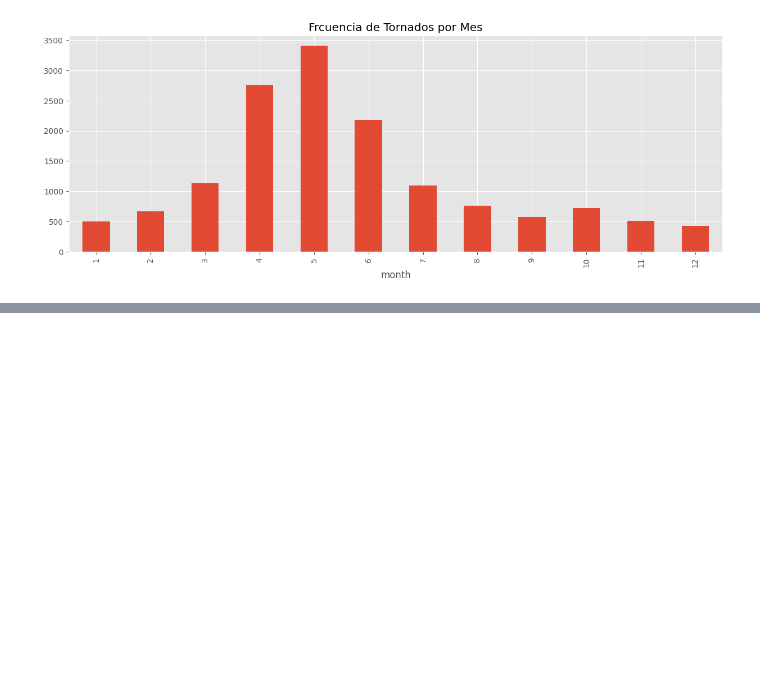
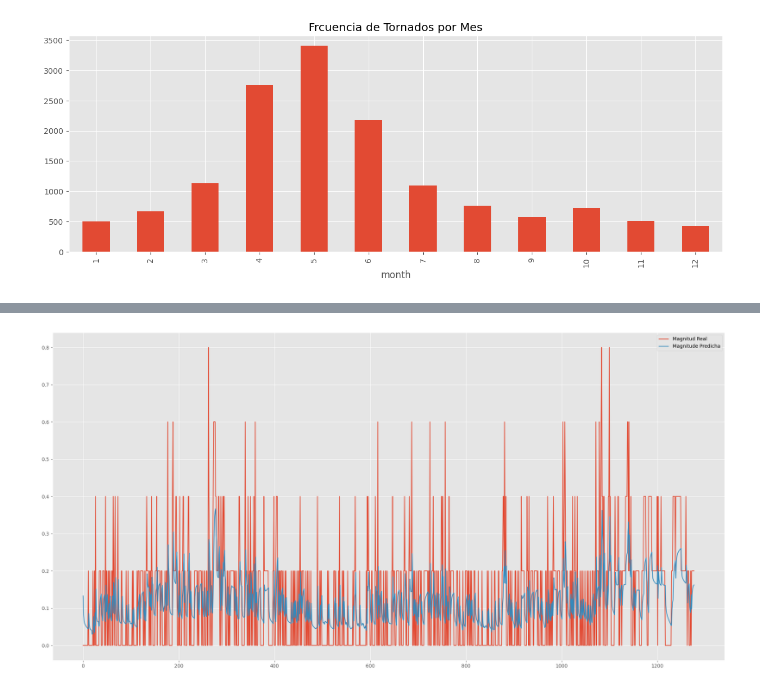
Before and after one commit to lab2077/4geeks_final_project, a Jupyter notebook: src/tornadoes_predictor.ipynb, the cells around one changed output, grey strips where cells are left out. Drawn from its saved outputs; the diff is of its cells as text; code cells hidden in the pictures; blank space fills up the shorter version.

Commit message:
Modelo LSTM

```diff
--- a/src/tornadoes_predictor.ipynb
+++ b/src/tornadoes_predictor.ipynb
@@ -432,0 +446,9 @@ Error:
+# %%
+# Seleccionamos las variables que podrian tener mas relevancia y las escalamos con MinMax Scaler
+features = ['month', 'start_latitude', 'start_longitude', 'magnitude']
+
+scaler = MinMaxScaler()
+
+train_scaled = scaler.fit_transform(df_train[features])  # solo fit en el set de entrenamiento
+val_scaled = scaler.transform(df_val[features])
+test_scaled = scaler.transform(df_test[features])
@@ -432,0 +468,21 @@ Error:
+# %%
+# Crear el modelo
+lstm_tornado = Sequential()
+
+# Usamos Input() como la primera capa para definir la forma de la entrada
+lstm_tornado.add(Input(shape=(X_train.shape[1], X_train.shape[2])))
+
+# Capa LSTM
+lstm_tornado.add(LSTM(units=100, return_sequences=False))
+
+# Capa Dropout (para evitar sobreajuste)
+lstm_tornado.add(Dropout(0.2))
+
+# Capa densa (predicción de magnitud)
+lstm_tornado.add(Dense(1))  # 1 salida: magnitud del tornado
+
+# Compilamos el modelo
+lstm_tornado.compile(optimizer='adam', loss='mean_squared_error')
+
+# Ver el resumen del modelo
+lstm_tornado.summary()
@@ -432,0 +503,2 @@ Error:
+# %%
+y_hat = lstm_tornado.fit(X_train, y_train, epochs=20, batch_size=32, validation_data=(X_val, y_val))
@@ -432,0 +530,11 @@ Error:
+# %%
+# Predicciones sobre el conjunto de test
+predicciones = lstm_tornado.predict(X_test)
+plt.figure(figsize=(20, 10))
+# Graficar resultados: comparando valores reales vs predicciones
+plt.plot(y_test, label='Magnitud Real')
+plt.plot(predicciones, label='Magnitude Predicha')
+plt.legend()
+plt.tight_layout()
+plt.show()
+# %% [output]
@@ -432,0 +542 @@ Error:
+[figure, added]
```
Also changed, not shown: parts of 14 cells of this notebook.
